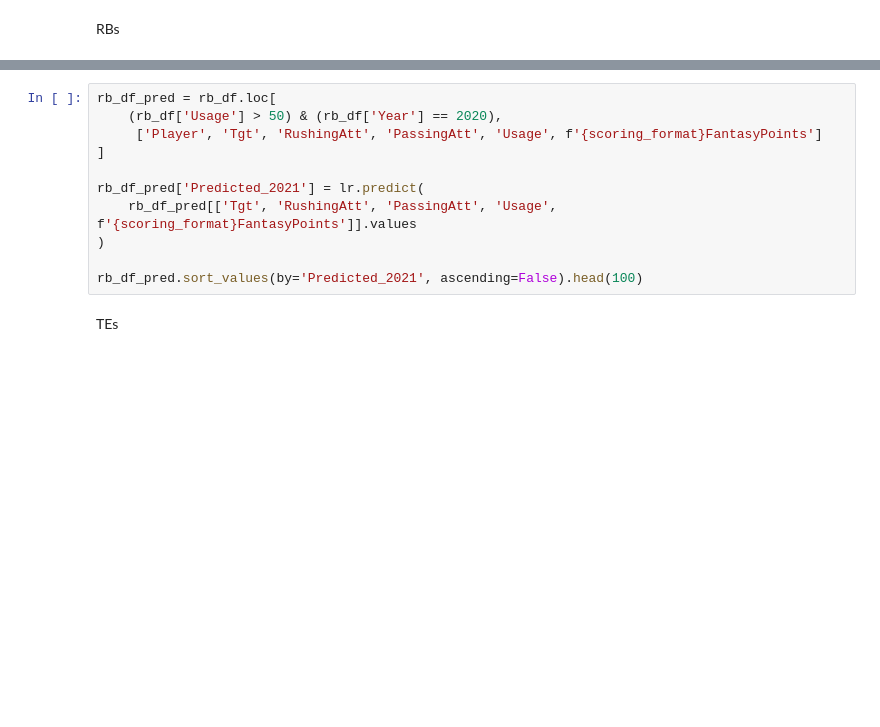
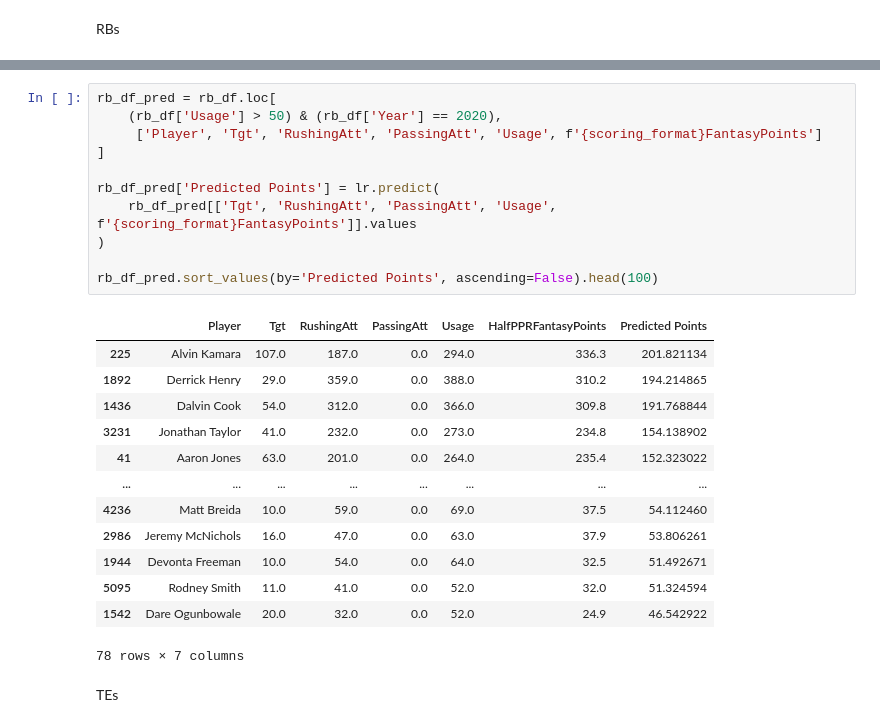
Before and after one commit to srtalaie/FFDataProject, a Jupyter notebook: notebooks/SupervisedMachineLearning.ipynb, the cells around one changed output, grey strips where cells are left out. Drawn from its saved outputs; the diff is of its cells as text; blank space fills up the shorter version.

```diff
--- a/notebooks/SupervisedMachineLearning.ipynb
+++ b/notebooks/SupervisedMachineLearning.ipynb
@@ -130,14 +148,28 @@ mean_absolute_error(RB_y_test, RB_y_predict)
 # %%
 rb_df_pred = rb_df.loc[
     (rb_df['Usage'] > 50) & (rb_df['Year'] == 2020),
      ['Player', 'Tgt', 'RushingAtt', 'PassingAtt', 'Usage', f'{scoring_format}FantasyPoints']
 ]
 
-rb_df_pred['Predicted_2021'] = lr.predict(
+rb_df_pred['Predicted Points'] = lr.predict(
     rb_df_pred[['Tgt', 'RushingAtt', 'PassingAtt', 'Usage', f'{scoring_format}FantasyPoints']].values
 )
 
-rb_df_pred.sort_values(by='Predicted_2021', ascending=False).head(100)
+rb_df_pred.sort_values(by='Predicted Points', ascending=False).head(100)
+# %% [output]
+|  | Player | Tgt | RushingAtt | PassingAtt | Usage | HalfPPRFantasyPoints | Predicted Points |
+| 225 | Alvin Kamara | 107.0 | 187.0 | 0.0 | 294.0 | 336.3 | 201.821134 |
+| 1892 | Derrick Henry | 29.0 | 359.0 | 0.0 | 388.0 | 310.2 | 194.214865 |
+| 1436 | Dalvin Cook | 54.0 | 312.0 | 0.0 | 366.0 | 309.8 | 191.768844 |
+| 3231 | Jonathan Taylor | 41.0 | 232.0 | 0.0 | 273.0 | 234.8 | 154.138902 |
+| 41 | Aaron Jones | 63.0 | 201.0 | 0.0 | 264.0 | 235.4 | 152.323022 |
+| ... | ... | ... | ... | ... | ... | ... | ... |
+| 4236 | Matt Breida | 10.0 | 59.0 | 0.0 | 69.0 | 37.5 | 54.112460 |
+| 2986 | Jeremy McNichols | 16.0 | 47.0 | 0.0 | 63.0 | 37.9 | 53.806261 |
+| 1944 | Devonta Freeman | 10.0 | 54.0 | 0.0 | 64.0 | 32.5 | 51.492671 |
+| 5095 | Rodney Smith | 11.0 | 41.0 | 0.0 | 52.0 | 32.0 | 51.324594 |
+| 1542 | Dare Ogunbowale | 20.0 | 32.0 | 0.0 | 52.0 | 24.9 | 46.542922 |
+78 rows × 7 columns
 # %% [markdown]
 TEs
 # %%
```
Also changed, not shown: parts of 7 cells of this notebook, 3 other files.
